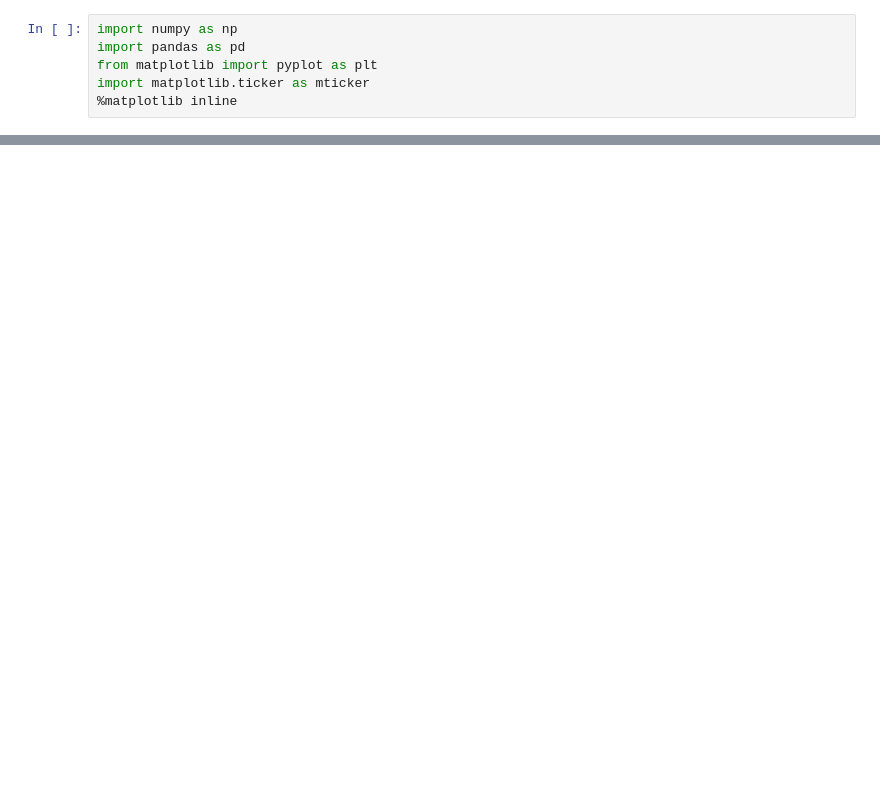
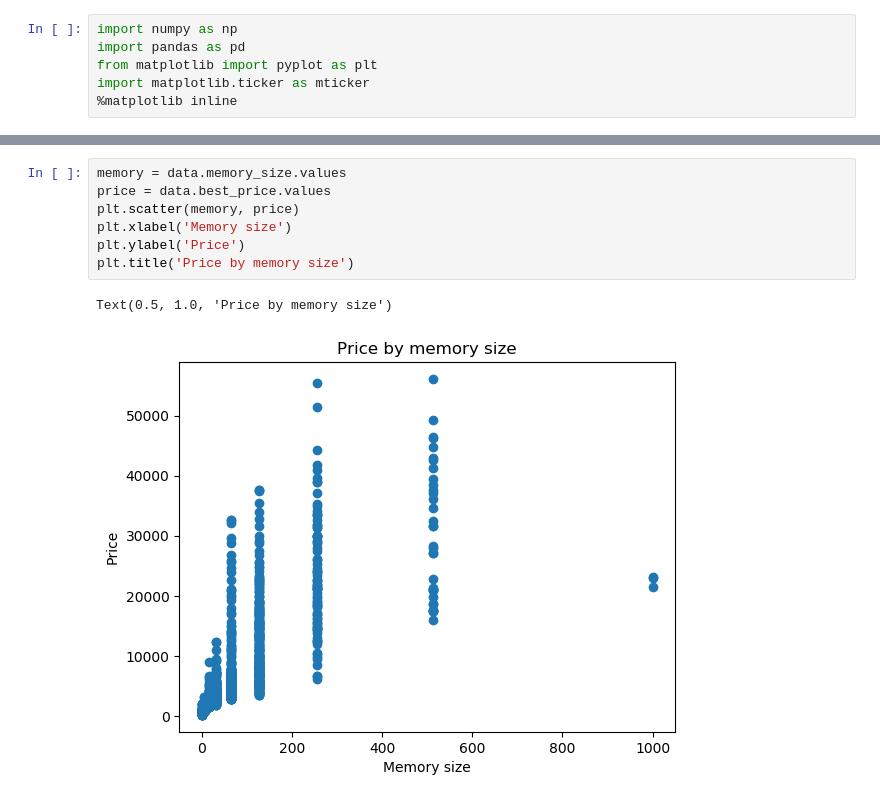
Before and after one commit to kiotokio/IDP, a Jupyter notebook: data_visualisation.ipynb, the cells around one changed output, grey strips where cells are left out. Cells and saved outputs as stored; diff of their text form; blank space fills up the shorter version.

```diff
--- a/data_visualisation.ipynb
+++ b/data_visualisation.ipynb
@@ -26,0 +55,10 @@ Text(0.5, 1.0, 'Price by battery size')
+# %%
+memory = data.memory_size.values
+price = data.best_price.values
+plt.scatter(memory, price)
+plt.xlabel('Memory size')
+plt.ylabel('Price')
+plt.title('Price by memory size')
+# %% [output]
+Text(0.5, 1.0, 'Price by memory size')
+[figure, added]
```
Also changed, not shown: parts of 2 cells of this notebook.
